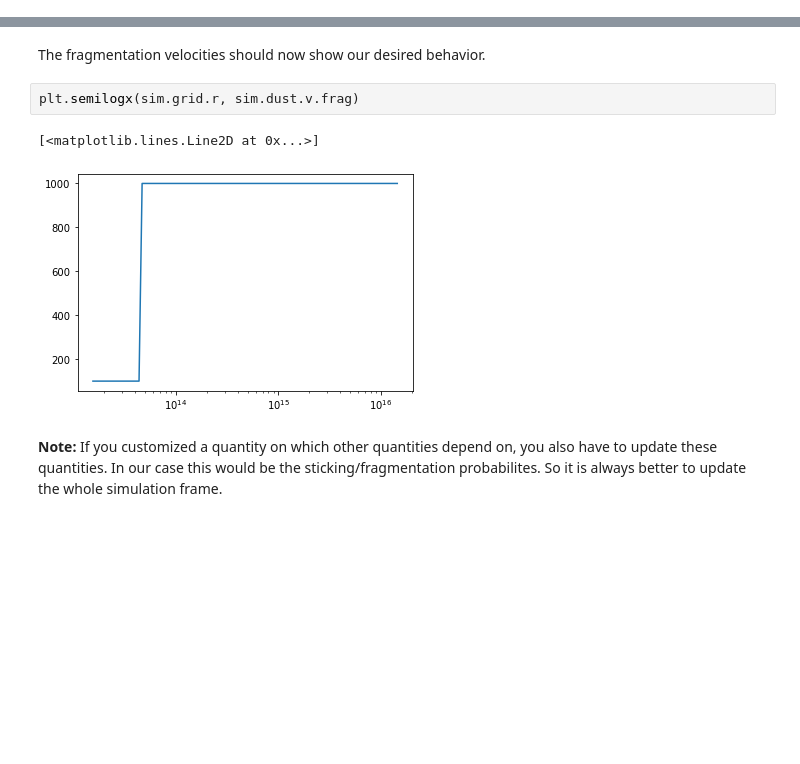
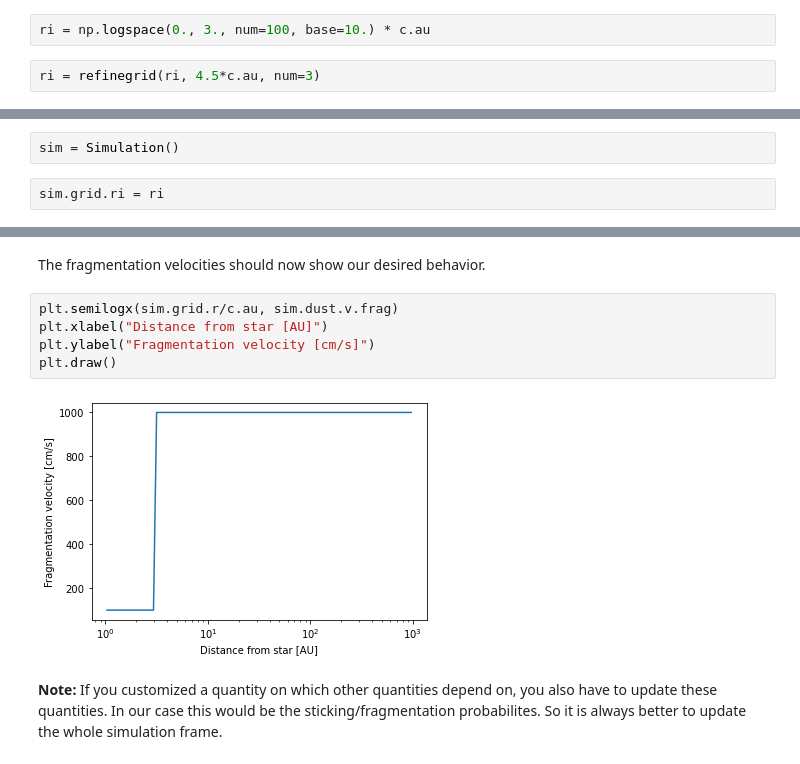
Before and after one commit to stammler/dustpy, a Jupyter notebook: examples/3_advanced_customization.ipynb, the cells around one changed output, grey strips where cells are left out. Saved outputs shown, nothing was run; the diff lists cells and outputs as text; blank space fills up the shorter version.

```diff
--- a/examples/3_advanced_customization.ipynb
+++ b/examples/3_advanced_customization.ipynb
@@ -14,0 +98,4 @@ sim = Simulation()
+# %%
+ri = np.logspace(0., 3., num=100, base=10.) * c.au
+# %%
+ri = refinegrid(ri, 4.5*c.au, num=3)
@@ -14,0 +104,4 @@ sim = Simulation()
+# %%
+sim = Simulation()
+# %%
+sim.grid.ri = ri
@@ -51,10 +216,12 @@ sim.dust.v.frag.update()
 # %% [markdown]
 The fragmentation velocities should now show our desired behavior.
 # %%
-plt.semilogx(sim.grid.r, sim.dust.v.frag)
+plt.semilogx(sim.grid.r/c.au, sim.dust.v.frag)
+plt.xlabel("Distance from star [AU]")
+plt.ylabel("Fragmentation velocity [cm/s]")
+plt.draw()
 # %% [output]
-[<matplotlib.lines.Line2D at 0x...>]
-[figure, old version]
+[figure, new version]
 # %% [markdown]
 **Note:** If you customized a quantity on which other quantities depend on, you also have to update these quantities. In our case this would be the sticking/fragmentation probabilites. So it is always better to update the whole simulation frame.
 # %%
```
Also changed, not shown: parts of 70 cells of this notebook, 2 other files.
